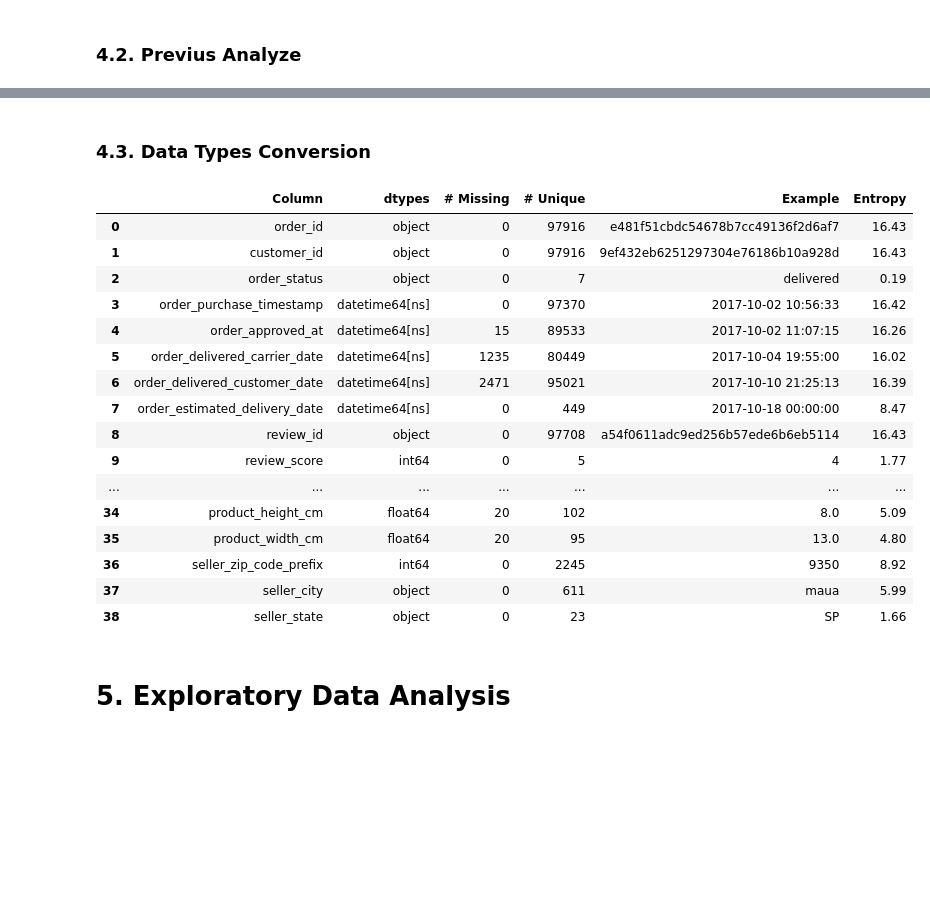
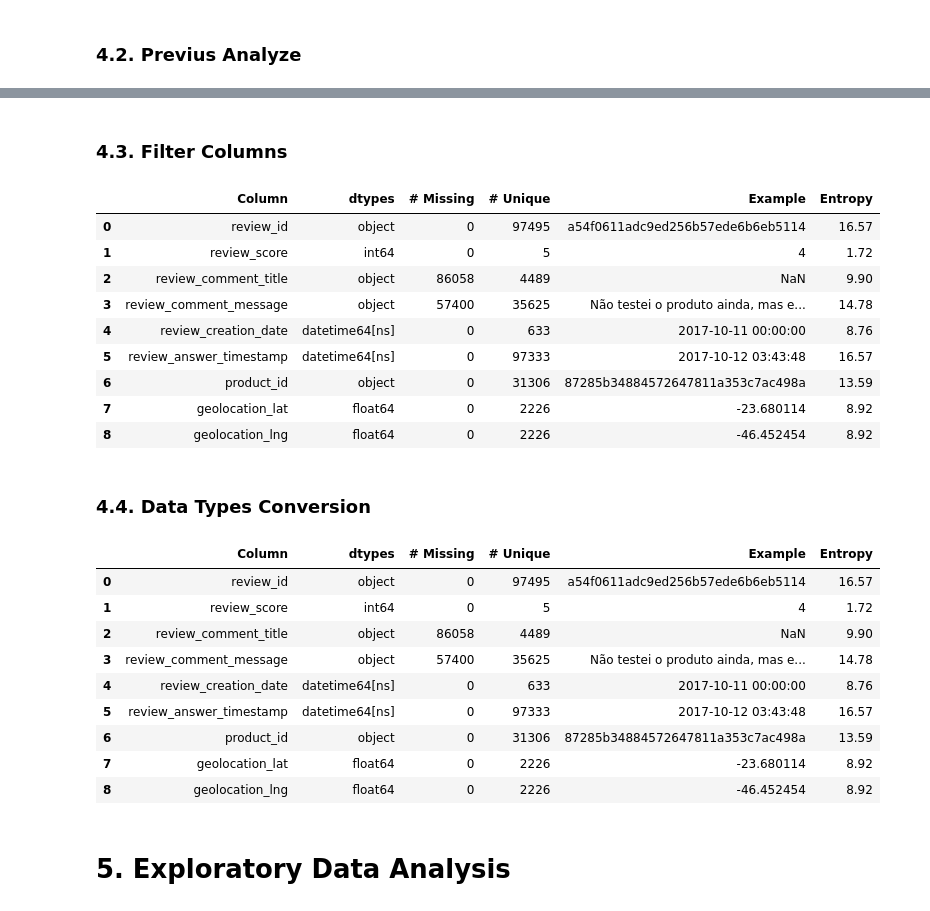
Before and after one commit to Fluffy-Fatec/Projeto-Integrador-Imagem-Classificador, a Jupyter notebook: Classificator.ipynb, the cells around one changed output, grey strips where cells are left out. Saved outputs shown, nothing was run; the diff lists cells and outputs as text; code cells hidden in the pictures; blank space fills up the shorter version.

```diff
--- a/Classificator.ipynb
+++ b/Classificator.ipynb
@@ -54,11 +62,10 @@ product_category_name_translation_df = pd.read_csv("product_category_name_transl
 ### 4.1. Merge Data and Drop Duplicates
 # %%
 full_df = orders_df.merge(order_reviews_df, on='order_id')\
-                   .merge(order_payments_df, on='order_id')\
-                   .merge(customers_df, on='customer_id')\
                    .merge(order_items_df, on='order_id')\
                    .merge(products_df, on='product_id')\
-                   .merge(sellers_df, on='seller_id')
+                   .merge(sellers_df, on='seller_id')\
+                   .merge(geolocation_df, left_on='seller_zip_code_prefix', right_on='geolocation_zip_code_prefix')
 # %%
 # Drop duplicates
-full_df = full_df.drop_duplicates()
+full_df = full_df.drop_duplicates(subset=['review_id'])
@@ -101,9 +124,28 @@ df_metadata(full_df)
+# %% [markdown]
+### 4.3. Filter Columns
+# %%
+selected_columns = ['review_id', 'review_score', 'review_comment_title',
+                    'review_comment_message', 'review_creation_date',
+                    'review_answer_timestamp', 'product_id',
+                    'geolocation_lat', 'geolocation_lng']
+
+df_filter = full_df.loc[:, selected_columns]
+df_filter
+# %%
+df_metadata(df_filter)
+# %% [output]
+|  | Column | dtypes | # Missing | # Unique | Example | Entropy |
+| 0 | review_id | object | 0 | 97495 | a54f0611adc9ed256b57ede6b6eb5114 | 16.57 |
+| 1 | review_score | int64 | 0 | 5 | 4 | 1.72 |
+| 2 | review_comment_title | object | 86058 | 4489 | NaN | 9.90 |
+| 3 | review_comment_message | object | 57400 | 35625 | Não testei o produto ainda, mas e... | 14.78 |
+| 4 | review_creation_date | datetime64[ns] | 0 | 633 | 2017-10-11 00:00:00 | 8.76 |
+| 5 | review_answer_timestamp | datetime64[ns] | 0 | 97333 | 2017-10-12 03:43:48 | 16.57 |
+| 6 | product_id | object | 0 | 31306 | 87285b34884572647811a353c7ac498a | 13.59 |
+| 7 | geolocation_lat | float64 | 0 | 2226 | -23.680114 | 8.92 |
+| 8 | geolocation_lng | float64 | 0 | 2226 | -46.452454 | 8.92 |
 # %% [markdown]
-### 4.3. Data Types Conversion
+### 4.4. Data Types Conversion
 # %%
-datetime_columns = ['order_purchase_timestamp', 'order_approved_at',
-                    'order_delivered_carrier_date', 'order_delivered_customer_date',
-                    'order_estimated_delivery_date',
-                    'review_creation_date', 'review_answer_timestamp',
-                    'shipping_limit_date']
-full_df[datetime_columns] = full_df[datetime_columns].apply(pd.to_datetime)
+datetime_columns = ['review_creation_date', 'review_answer_timestamp']
+df_filter[datetime_columns] = df_filter[datetime_columns].apply(pd.to_datetime)
@@ -114,23 +152,16 @@ full_df = full_df.rename(columns={'product_name_lenght': 'product_name_length',
 # %%
-df_metadata(full_df)
+df_metadata(df_filter)
 # %% [output]
 |  | Column | dtypes | # Missing | # Unique | Example | Entropy |
-| 0 | order_id | object | 0 | 97916 | e481f51cbdc54678b7cc49136f2d6af7 | 16.43 |
-| 1 | customer_id | object | 0 | 97916 | 9ef432eb6251297304e76186b10a928d | 16.43 |
-| 2 | order_status | object | 0 | 7 | delivered | 0.19 |
-| 3 | order_purchase_timestamp | datetime64[ns] | 0 | 97370 | 2017-10-02 10:56:33 | 16.42 |
-| 4 | order_approved_at | datetime64[ns] | 15 | 89533 | 2017-10-02 11:07:15 | 16.26 |
-| 5 | order_delivered_carrier_date | datetime64[ns] | 1235 | 80449 | 2017-10-04 19:55:00 | 16.02 |
-| 6 | order_delivered_customer_date | datetime64[ns] | 2471 | 95021 | 2017-10-10 21:25:13 | 16.39 |
-| 7 | order_estimated_delivery_date | datetime64[ns] | 0 | 449 | 2017-10-18 00:00:00 | 8.47 |
-| 8 | review_id | object | 0 | 97708 | a54f0611adc9ed256b57ede6b6eb5114 | 16.43 |
-| 9 | review_score | int64 | 0 | 5 | 4 | 1.77 |
-| ... | ... | ... | ... | ... | ... | ... |
-| 34 | product_height_cm | float64 | 20 | 102 | 8.0 | 5.09 |
-| 35 | product_width_cm | float64 | 20 | 95 | 13.0 | 4.80 |
-| 36 | seller_zip_code_prefix | int64 | 0 | 2245 | 9350 | 8.92 |
-| 37 | seller_city | object | 0 | 611 | maua | 5.99 |
-| 38 | seller_state | object | 0 | 23 | SP | 1.66 |
+| 0 | review_id | object | 0 | 97495 | a54f0611adc9ed256b57ede6b6eb5114 | 16.57 |
+| 1 | review_score | int64 | 0 | 5 | 4 | 1.72 |
+| 2 | review_comment_title | object | 86058 | 4489 | NaN | 9.90 |
+| 3 | review_comment_message | object | 57400 | 35625 | Não testei o produto ainda, mas e... | 14.78 |
+| 4 | review_creation_date | datetime64[ns] | 0 | 633 | 2017-10-11 00:00:00 | 8.76 |
+| 5 | review_answer_timestamp | datetime64[ns] | 0 | 97333 | 2017-10-12 03:43:48 | 16.57 |
+| 6 | product_id | object | 0 | 31306 | 87285b34884572647811a353c7ac498a | 13.59 |
+| 7 | geolocation_lat | float64 | 0 | 2226 | -23.680114 | 8.92 |
+| 8 | geolocation_lng | float64 | 0 | 2226 | -46.452454 | 8.92 |
 # %% [markdown]
 # 5. Exploratory Data Analysis
 # %% [markdown]
```
Also changed, not shown: parts of 12 cells of this notebook.
